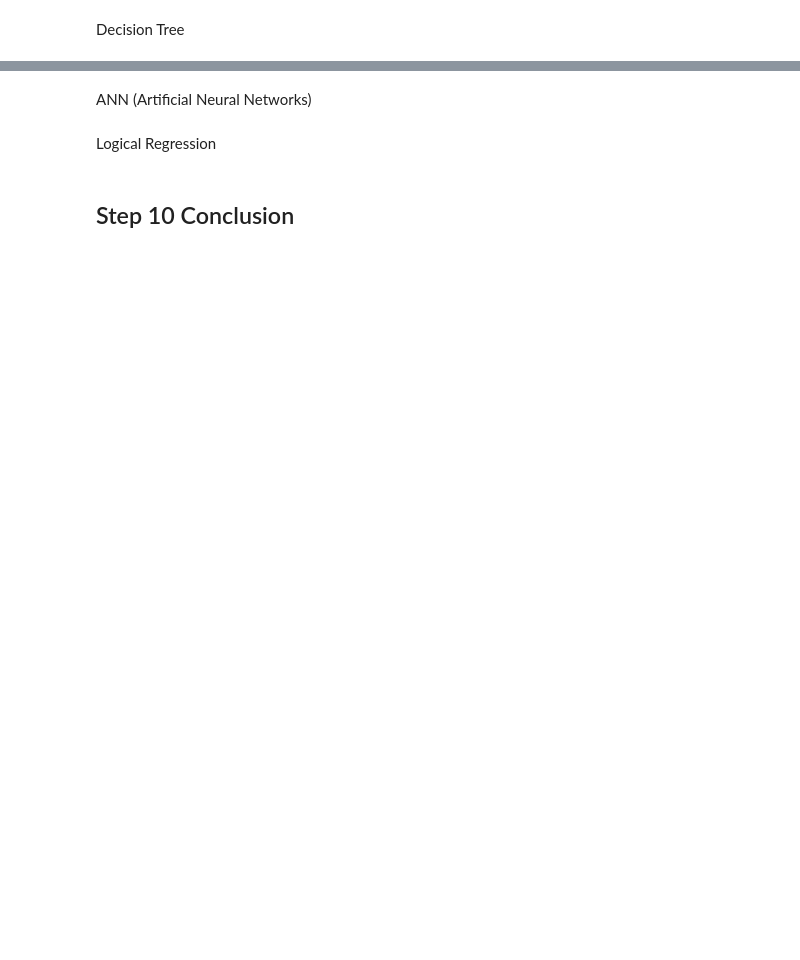
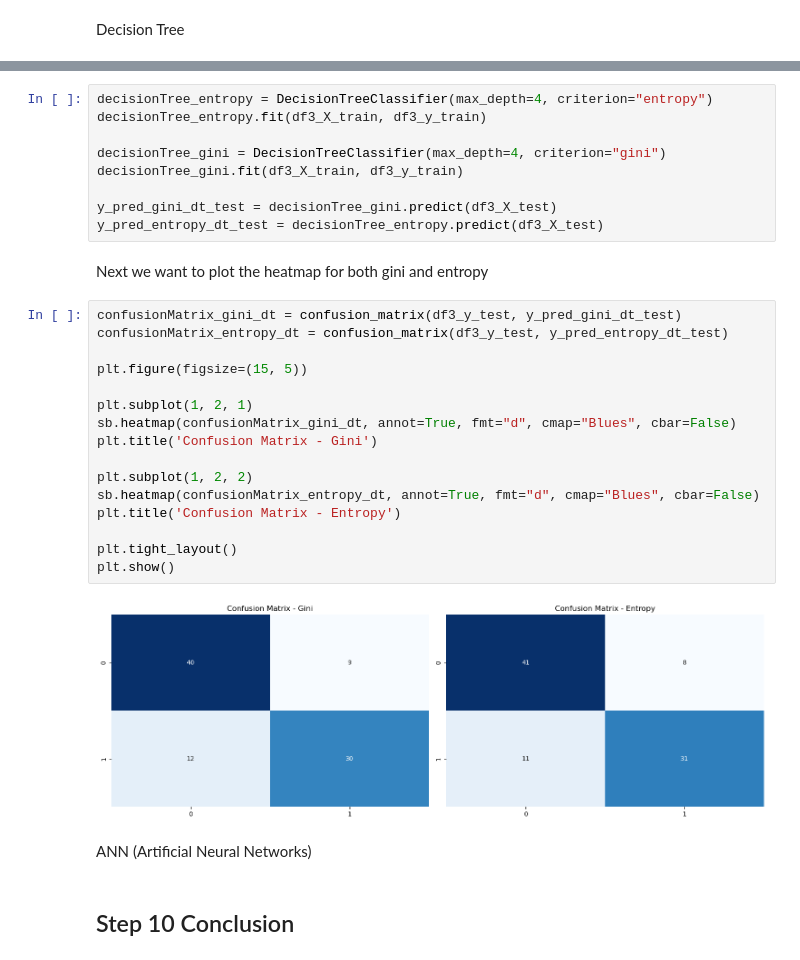
Before and after one commit to tgw6201/SC1015, a Jupyter notebook: miniProj.ipynb, the cells around one changed output, grey strips where cells are left out. Drawn from its saved outputs; the diff is of its cells as text; blank space fills up the shorter version.

Commit message:
Decision tree part 1

```diff
--- a/miniProj.ipynb
+++ b/miniProj.ipynb
@@ -1199,6 +1169,33 @@ Decision Tree
+# %%
+decisionTree_entropy = DecisionTreeClassifier(max_depth=4, criterion="entropy")
+decisionTree_entropy.fit(df3_X_train, df3_y_train)
+
+decisionTree_gini = DecisionTreeClassifier(max_depth=4, criterion="gini")
+decisionTree_gini.fit(df3_X_train, df3_y_train)
+
+y_pred_gini_dt_test = decisionTree_gini.predict(df3_X_test)
+y_pred_entropy_dt_test = decisionTree_entropy.predict(df3_X_test)
+# %% [markdown]
+Next we want to plot the heatmap for both gini and entropy
+# %%
+confusionMatrix_gini_dt = confusion_matrix(df3_y_test, y_pred_gini_dt_test)
+confusionMatrix_entropy_dt = confusion_matrix(df3_y_test, y_pred_entropy_dt_test)
+
+plt.figure(figsize=(15, 5))
+
+plt.subplot(1, 2, 1)
+sb.heatmap(confusionMatrix_gini_dt, annot=True, fmt="d", cmap="Blues", cbar=False)
+plt.title('Confusion Matrix - Gini')
+
+plt.subplot(1, 2, 2)
+sb.heatmap(confusionMatrix_entropy_dt, annot=True, fmt="d", cmap="Blues", cbar=False)
+plt.title('Confusion Matrix - Entropy')
+
+plt.tight_layout()
+plt.show()
+# %% [output]
+[figure, added]
 # %% [markdown]
 ANN (Artificial Neural Networks)
-# %% [markdown]
-Logical Regression
 # %% [markdown]
 ## Step 10 Conclusion
```
Also changed, not shown: parts of 24 cells of this notebook.
